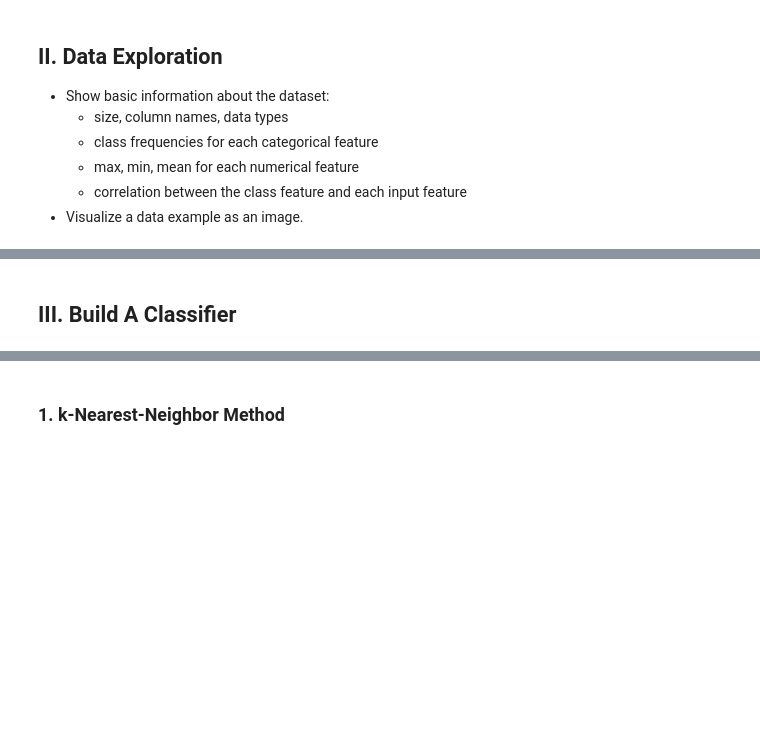
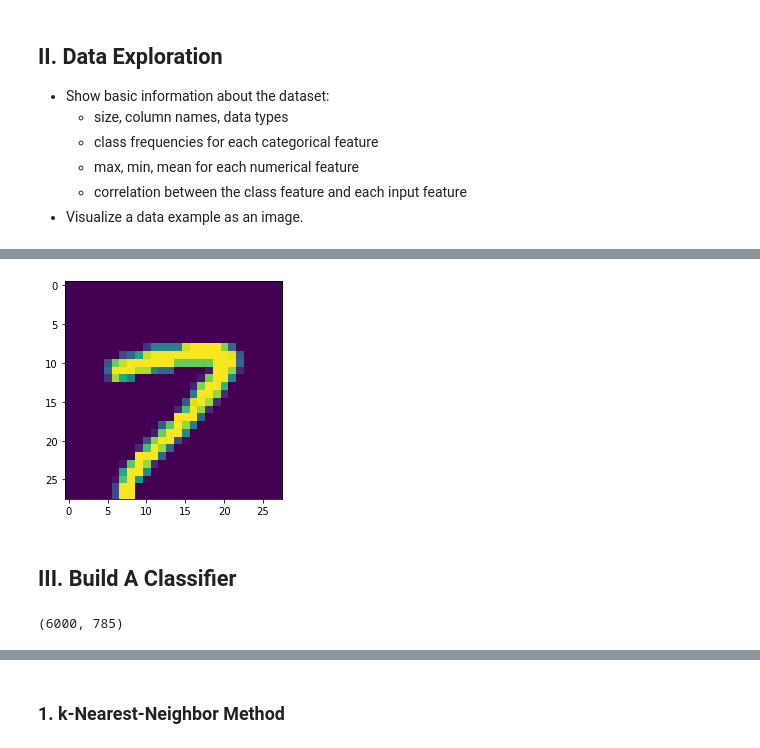
Before and after one commit to ch00226855/CMP414-765_Spring2020, a Jupyter notebook: Week05_ImageClassification.ipynb, the cells around one changed output, grey strips where cells are left out. Cells and saved outputs as stored; diff of their text form; code cells hidden in the pictures; blank space fills up the shorter version.

```diff
--- a/Week05_ImageClassification.ipynb
+++ b/Week05_ImageClassification.ipynb
@@ -49,6 +119,6 @@ mnist_train.describe()
 # %%
 # Visualize data as images
-ind = 12345
-input_features = [x for x in mnist_train.columns if x != "label"]
-data_example = mnist_train.loc[ind, input_features]
+ind = 1
+input_features = [x for x in raw_data.columns if x != "label"]
+data_example = raw_data.loc[ind, input_features]
 print(data_example.shape)
@@ -66,8 +164,0 @@ plt.imshow(data_example_array_transformed)
-# %%
-# Write a function to automate the process
-def get_image(data, ind):
-
-
-
-
-    return data_example_array_transformed
@@ -77,8 +165,34 @@ plt.imshow(img)
+# %%
+# Write a function to automate the process
+def get_image(data, ind):
+    # Use data.loc to extract the 784 pixel values
+
+    input_features2 = [column for column in data.columns if column != 'label']
+    data_example = data.loc[ind, input_features2]
+
+
+    # Convert the list to a numpy array
+    data_example_numpyArray = data_example.values
+
+    # Change the shape to [28, 28]
+    data_example_numpyArray_transformed = data_example_numpyArray.reshape([28,28])
+
+    # Use imshow() to display the image.
+    plt.imshow(data_example_numpyArray_transformed)
+
+#     return data_example_array_transformed
+# %%
+ind = 123
+get_image(raw_data, ind)
+# %% [output]
+[figure, added]
 # %% [markdown]
 ## III. Build A Classifier
 # %%
 # Create a smaller training set to reduce training time
 sample_size = 6000
-samples = np.random.choice(mnist_train.index, sample_size, replace=False)
-mnist_train_small = mnist_train.loc[samples]
+samples = np.random.choice(raw_data.index, sample_size, replace=False)
+mnist_train_small = raw_data.loc[samples]
 print(mnist_train_small.shape)
+# %% [output]
+(6000, 785)
```
Also changed, not shown: parts of 30 cells of this notebook.
